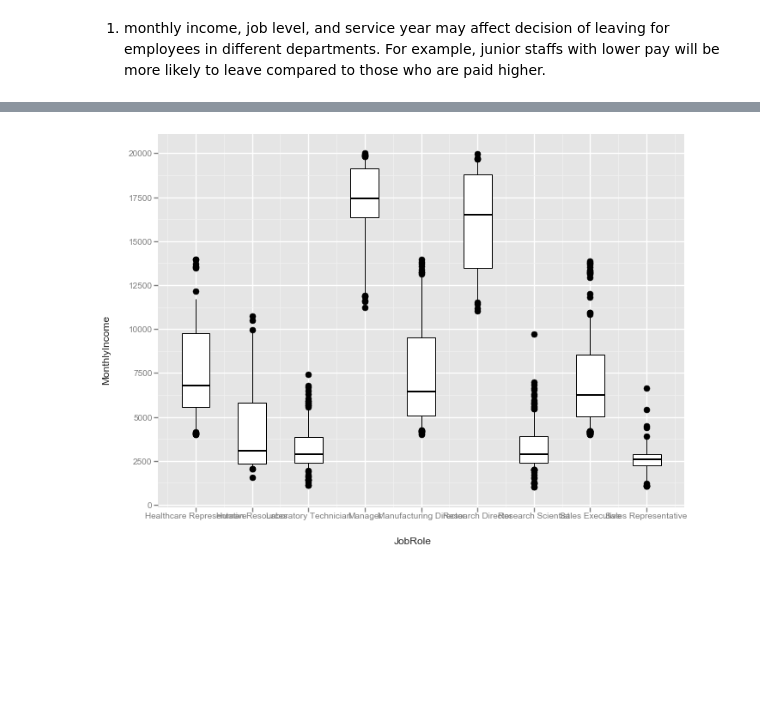
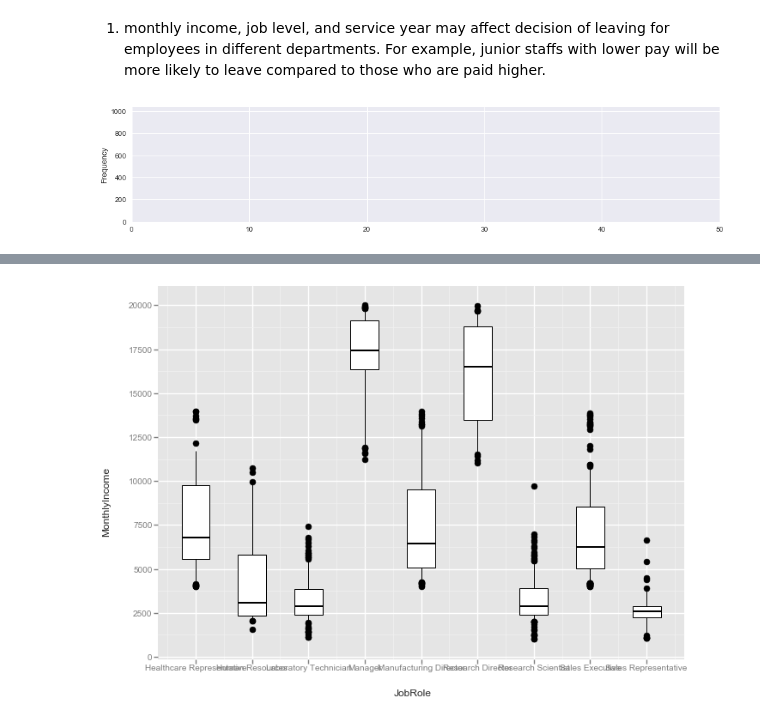
Before and after one commit to MallikarjunNamagiri/AnalyticalVidhya, a Jupyter notebook: Employee Attrition Prediction/EmployeeAttritionPrediction.ipynb, the cells around one changed output, grey strips where cells are left out. Saved outputs shown, nothing was run; the diff lists cells and outputs as text; code cells hidden in the pictures; blank space fills up the shorter version.

```diff
--- a/Employee Attrition Prediction/EmployeeAttritionPrediction.ipynb
+++ b/Employee Attrition Prediction/EmployeeAttritionPrediction.ipynb
@@ -164,4 +162,10 @@ plt.show()
 [figure]
 # %% [markdown]
 1. monthly income, job level, and service year may affect decision of leaving for employees in different departments. For example, junior staffs with lower pay will be more likely to leave compared to those who are paid higher.
+# %%
+data1["check"] = ((data1['YearsAtCompany'] >=2) & (data1['YearsAtCompany'] <= 5) & (data1['JobLevel'] < 3))
+data1["check"].plot(kind = 'hist', figsize = (15, 3), bins = 100, xlim = (0, 50))
+plt.show()
+# %% [output]
+[figure, added]
 # %%
```
Also changed, not shown: parts of 16 cells of this notebook.
